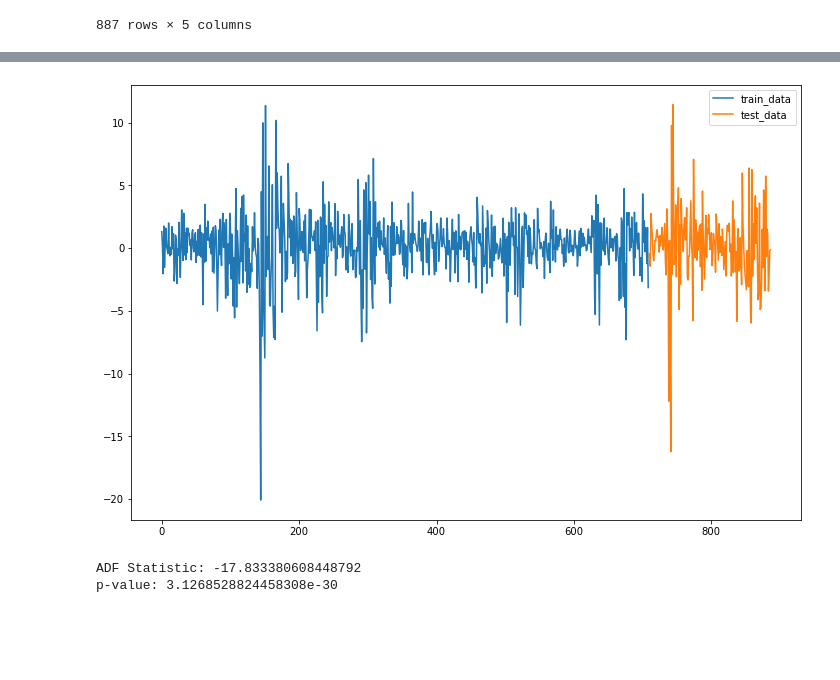
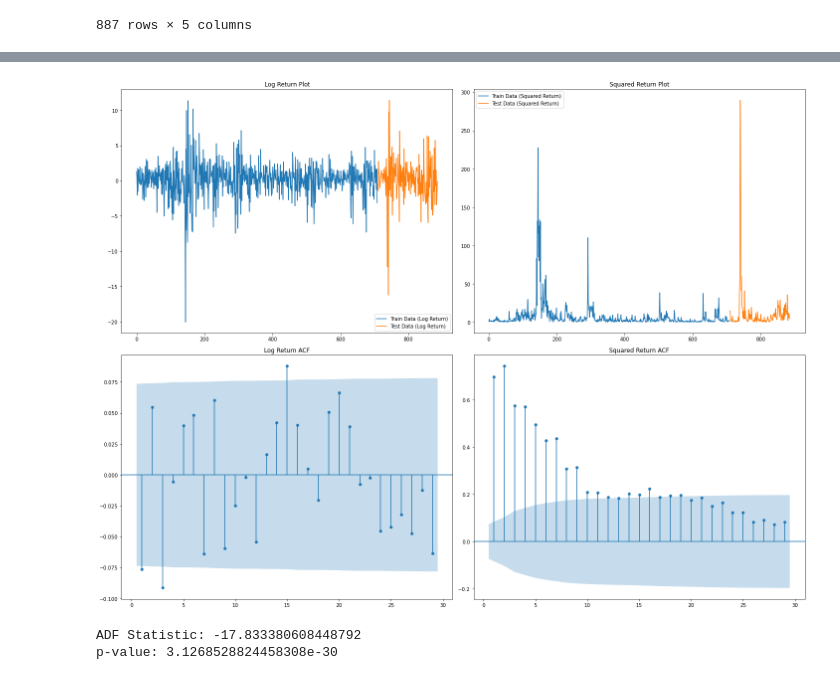
Before and after one commit to setamies/volatility-modeling, a Jupyter notebook: main.ipynb, the cells around one changed output, grey strips where cells are left out. Saved outputs shown, nothing was run; the diff lists cells and outputs as text; code cells hidden in the pictures; blank space fills up the shorter version.

```diff
--- a/main.ipynb
+++ b/main.ipynb
@@ -322,17 +295,34 @@ plt.show()
-# %%
-
-# Split the data into 80% train and 20% test
-split = int(len(sp500_returns) * 0.8)
-train, test = sp500_returns[:split], sp500_returns[split:]
-
-# Plot the train_data, val_data and test_data sets
-plt.figure(figsize=(12, 8))
-plt.plot(train['Log Return'], label='train_data')
-plt.plot(test['Log Return'], label='test_data')
-plt.legend()
-plt.show()
-# %% [output]
-[figure, removed]
+# %%
+split = int(len(sp500) * 0.8)
+train, test = sp500[:split], sp500[split:]
+
+# Create a 2x2 grid of plots
+fig, axes = plt.subplots(2, 2, figsize=(20, 15))
+
+# First row: Plot the train and test sets for Log Return and Squared Return
+axes[0, 0].plot(train['Log Return'], label='Train Data (Log Return)')
+axes[0, 0].plot(test['Log Return'], label='Test Data (Log Return)')
+axes[0, 0].legend()
+axes[0, 0].set_title('Log Return Plot')
+
+axes[0, 1].plot(train['Squared Return'], label='Train Data (Squared Return)')
+axes[0, 1].plot(test['Squared Return'], label='Test Data (Squared Return)')
+axes[0, 1].legend()
+axes[0, 1].set_title('Squared Return Plot')
+
+# Second row: Plot the autocorrelation of the returns and squared returns
+plot_acf(train['Log Return'].dropna(), ax=axes[1, 0], zero=False)
+axes[1, 0].set_title('Log Return ACF')
+
+plot_acf(train['Squared Return'].dropna(), ax=axes[1, 1], zero=False)
+axes[1, 1].set_title('Squared Return ACF')
+
+# Adjust layout for clarity
+plt.tight_layout()
+
+plt.show()
+# %% [output]
+[figure, added]
 # %%
 # Perform an ADF test on the data
 adf_result = adfuller(sp500['Log Return'].dropna())
```
Also changed, not shown: parts of 29 cells of this notebook, 9 other files.
